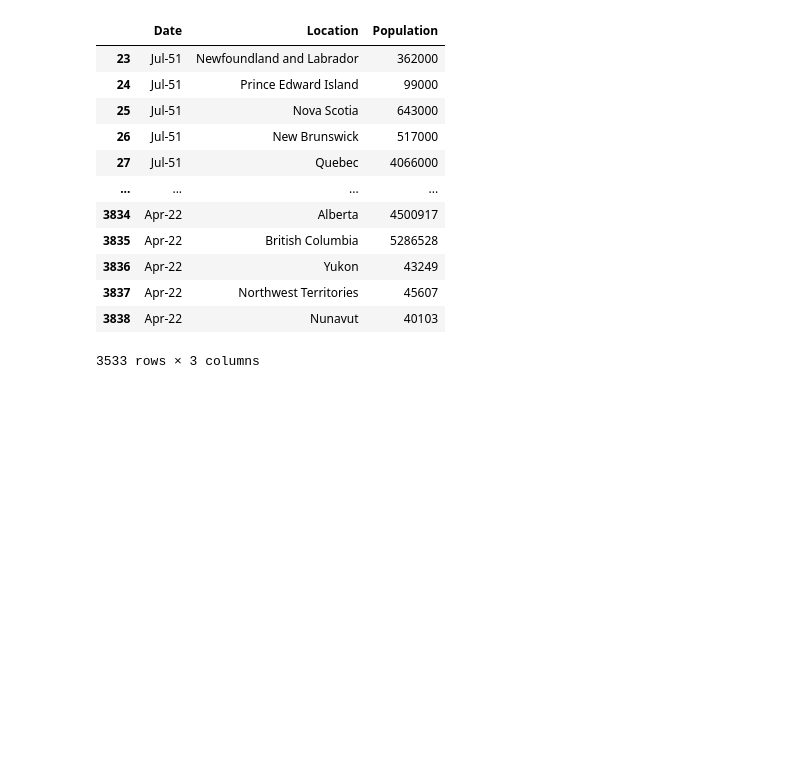
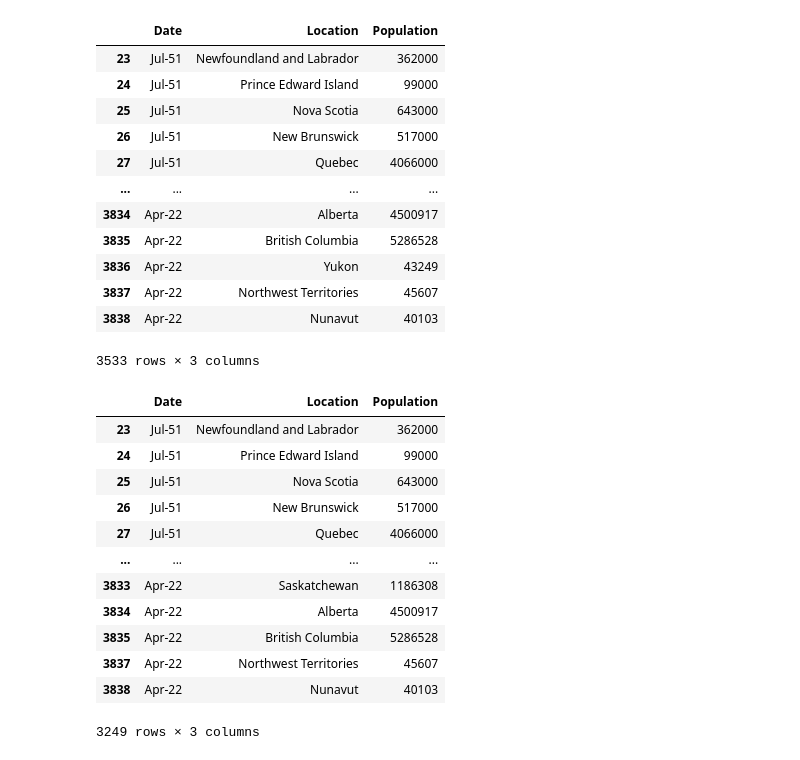
Before and after one commit to nishprojects/Capstone-RealEstateTrends, a Jupyter notebook: Population1.ipynb, the cells around one changed output. Cells and saved outputs as stored; diff of their text form; code cells hidden in the pictures; blank space fills up the shorter version.

Commit message:
merged tables

```diff
--- a/Population1.ipynb
+++ b/Population1.ipynb
@@ -184,3 +170,20 @@ df2
 | 3837 | Apr-22 | Northwest Territories | 45607 |
 | 3838 | Apr-22 | Nunavut | 40103 |
 3533 rows × 3 columns
+# %%
+df2 = df2.drop(df2[(df2['Location'] == 'Yukon')].index)
+df2
+# %% [output]
+|  | Date | Location | Population |
+| 23 | Jul-51 | Newfoundland and Labrador | 362000 |
+| 24 | Jul-51 | Prince Edward Island | 99000 |
+| 25 | Jul-51 | Nova Scotia | 643000 |
+| 26 | Jul-51 | New Brunswick | 517000 |
+| 27 | Jul-51 | Quebec | 4066000 |
+| ... | ... | ... | ... |
+| 3833 | Apr-22 | Saskatchewan | 1186308 |
+| 3834 | Apr-22 | Alberta | 4500917 |
+| 3835 | Apr-22 | British Columbia | 5286528 |
+| 3837 | Apr-22 | Northwest Territories | 45607 |
+| 3838 | Apr-22 | Nunavut | 40103 |
+3249 rows × 3 columns
```
Also changed, not shown: parts of 9 cells of this notebook.
